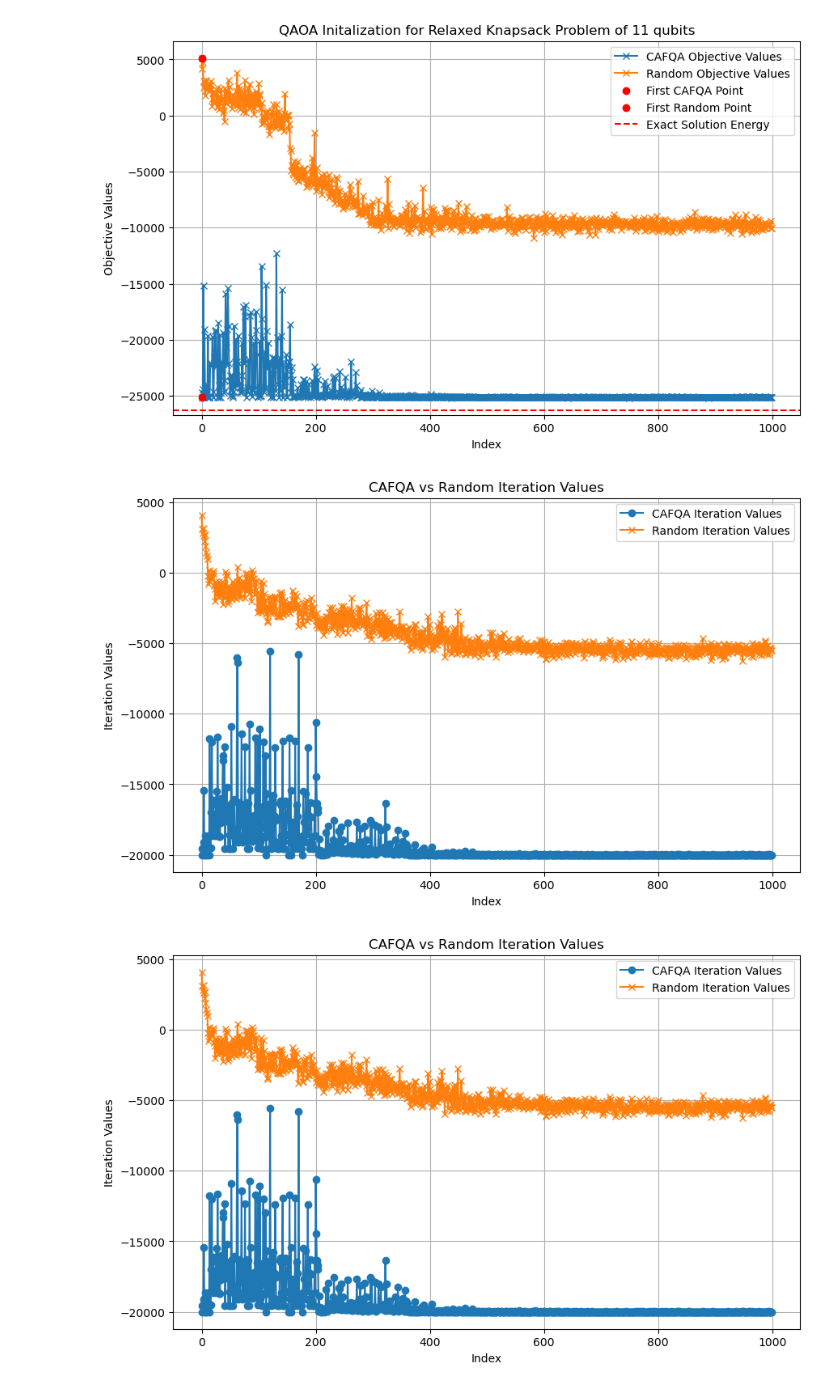
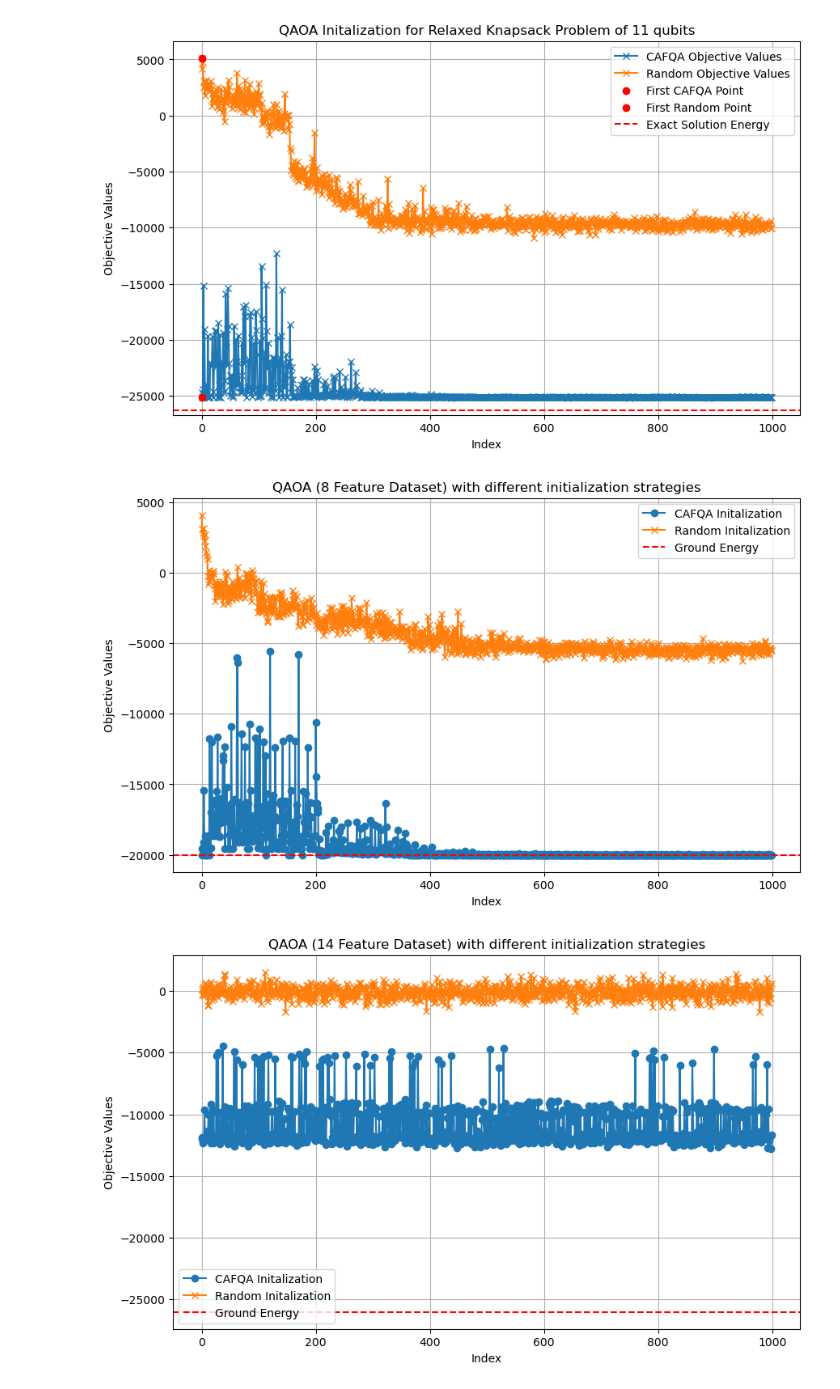
Before and after one commit to d-bharadwaj/SPIQ, a Jupyter notebook: playground_scripts/plotting_notebook.ipynb, the cells around one changed output. Saved outputs shown, nothing was run; the diff lists cells and outputs as text; code cells hidden in the pictures.

```diff
--- a/playground_scripts/plotting_notebook.ipynb
+++ b/playground_scripts/plotting_notebook.ipynb
@@ -416,7 +416,7 @@ plt.show()
 # %% [output]
 [figure]
 # %%
-#Teague Data (11 qubits)
+#Teague Data (8 qubits)
 
 teague_data = np.load( '../np_data/teague_data/8_qubits/results.npy',allow_pickle=True).item()
 teague_df = pd.DataFrame({
@@ -436,48 +436,52 @@ indices = range(len(cafqa_iteration_vals))
 
 # Plot the iteration values
 plt.figure(figsize=(10, 6))
-plt.plot(indices, cafqa_iteration_vals, label='CAFQA Iteration Values', marker='o')
-plt.plot(indices, random_iteration_vals, label='Random Iteration Values', marker='x')
+plt.plot(indices, cafqa_iteration_vals, label='CAFQA Initalization', marker='o')
+plt.plot(indices, random_iteration_vals, label='Random Initalization', marker='x')
+plt.axhline(y=-20006.45, color='r', linestyle='--', label='Ground Energy')
 
 # Add labels, title, legend, and grid
 plt.xlabel('Index')
-plt.ylabel('Iteration Values')
-plt.title('CAFQA vs Random Iteration Values')
+plt.ylabel('Objective Values')
+plt.title('QAOA (8 Feature Dataset) with different initialization strategies')
 plt.legend()
 plt.grid()
+plt.savefig('../plots/Teague_data_8_qubits_initialization.png', dpi=600, bbox_inches='tight')
 plt.show()
 # %% [output]
-[figure, old version]
+[figure, new version]
 # %%
-#Teague Data (8 qubits)
+#Teague Data (14 qubits)
 
-teague_data = np.load( '../np_data/teague_data/8_qubits/results.npy',allow_pickle=True).item()
+teague_data = np.load( '../np_data/teague_data/14_qubits/results.npy',allow_pickle=True).item()
 teague_df = pd.DataFrame({
     'CAFQA Final Energy': [teague_data['cafqa_fin_energy']],
     'Random Result Energy': [teague_data['random_result_energy']],
     'CAFQA Iteration Values': [teague_data['cafqa_iteration_vals']],
     'Random Iteration Values': [teague_data['random_iteration_vals']]
 })
 teague_df
 
 # Extract the iteration values
 cafqa_iteration_vals = teague_data['cafqa_iteration_vals']
 random_iteration_vals = teague_data['random_iteration_vals']
 
 # Create a range for the x-axis (indices)
 indices = range(len(cafqa_iteration_vals))
 
 # Plot the iteration values
 plt.figure(figsize=(10, 6))
-plt.plot(indices, cafqa_iteration_vals, label='CAFQA Iteration Values', marker='o')
-plt.plot(indices, random_iteration_vals, label='Random Iteration Values', marker='x')
+plt.plot(indices, cafqa_iteration_vals, label='CAFQA Initalization', marker='o')
+plt.plot(indices, random_iteration_vals, label='Random Initalization', marker='x')
+plt.axhline(y=-26014.18, color='r', linestyle='--', label='Ground Energy')
 
 # Add labels, title, legend, and grid
 plt.xlabel('Index')
-plt.ylabel('Iteration Values')
-plt.title('CAFQA vs Random Iteration Values')
+plt.ylabel('Objective Values')
+plt.title('QAOA (14 Feature Dataset) with different initialization strategies')
 plt.legend()
 plt.grid()
+plt.savefig('../plots/Teague_data_14_qubits_initialization.png', dpi=600, bbox_inches='tight')
 plt.show()
 # %% [output]
-[figure, old version]
+[figure, new version]
```
Also changed, not shown: parts of 10 cells of this notebook, 4 other files.
